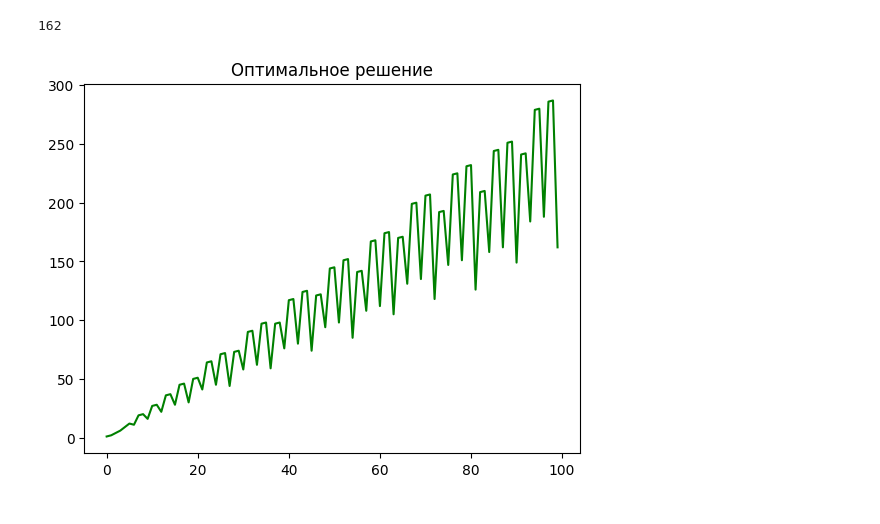
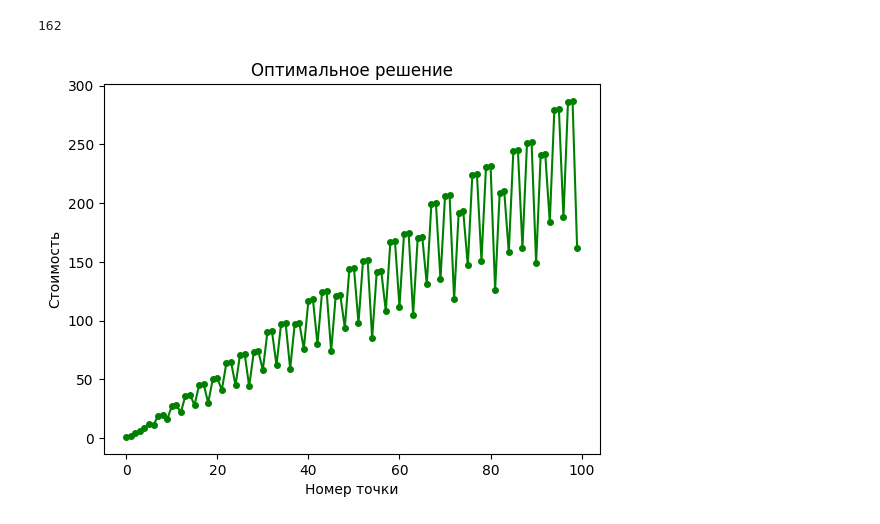
Before and after one commit to tsukerin/practice6, a Jupyter notebook: tasks.ipynb, the cells around one changed output. Saved outputs shown, nothing was run; the diff lists cells and outputs as text; code cells hidden in the pictures.

```diff
--- a/tasks.ipynb
+++ b/tasks.ipynb
@@ -128,8 +128,11 @@ cost[-1]
 # %%
 import matplotlib.pyplot as plt
 
-plt.plot(cost, color='g')
+plt.plot(cost, color='g', marker='o', markersize=4)
+plt.xlabel('Номер точки')
+plt.ylabel('Стоимость')
 plt.title('Оптимальное решение')
+plt.savefig('optimal.png')
 plt.show()
 # %% [output]
-[figure, old version]
+[figure, new version]
```
Also changed, not shown: 1 other file.
